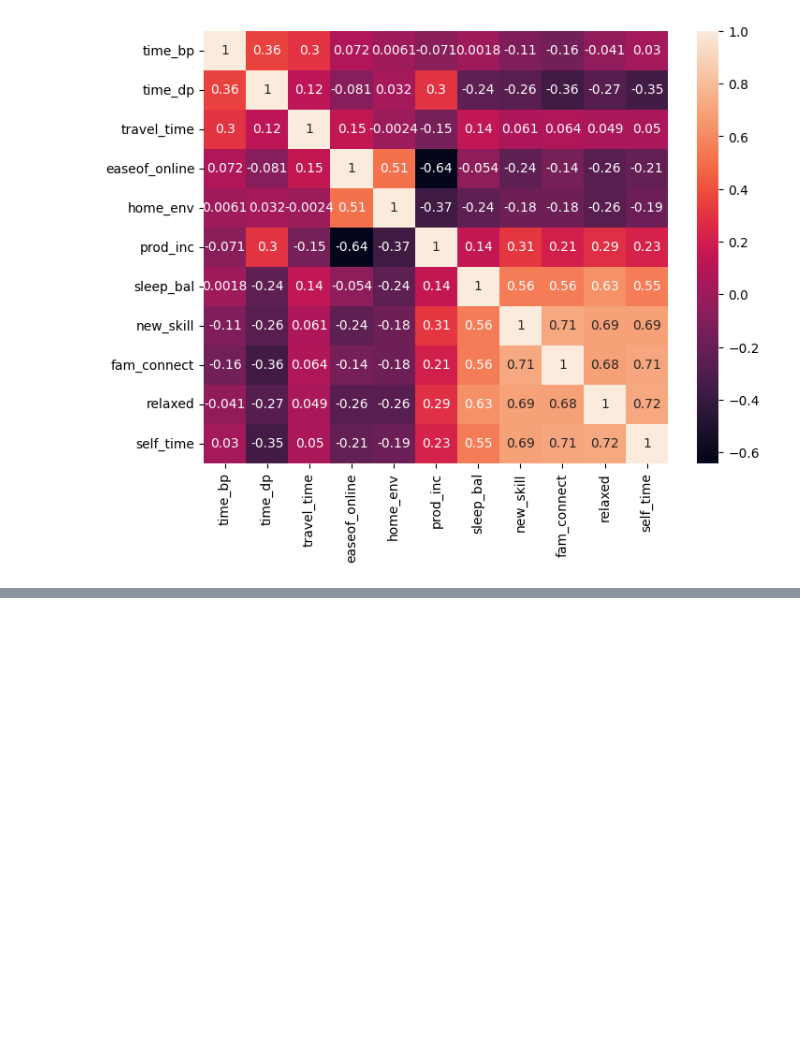
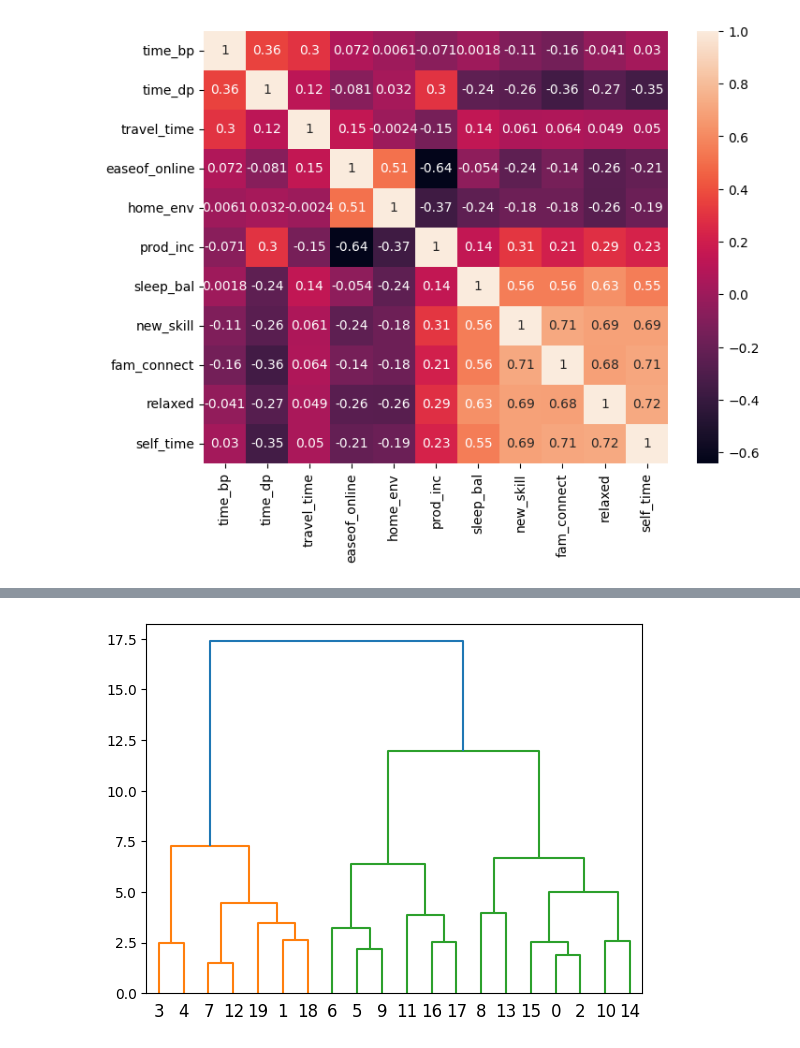
Before and after one commit to Gennifer2001/tesis, a Jupyter notebook: Tésisjejejejejejejejej.ipynb, the cells around one changed output, grey strips where cells are left out. Drawn from its saved outputs; the diff is of its cells as text; code cells hidden in the pictures; blank space fills up the shorter version.

```diff
--- a/Tésisjejejejejejejejej.ipynb
+++ b/Tésisjejejejejejejejej.ipynb
@@ -51,3 +53,6 @@ sns.heatmap(corr_df, annot=True)
 plt.show()
 # %% [output]
 [figure]
+# %%
+dfprueba = df.sample(20)
+dfprueba
@@ -53,0 +77,3 @@ plt.show()
+# %%
+Valores = dfprueba.iloc[:, [0,1,2,3,4,5,6,7,8,9,10]].values
+Valores
@@ -53,0 +101,2 @@ plt.show()
+# %%
+dendo= linkage(Valores,'ward')
@@ -53,0 +106,4 @@ plt.show()
+# %%
+dendograma = sch.dendrogram(dendo)
+# %% [output]
+[figure, added]
```
Also changed, not shown: parts of 4 cells of this notebook.
